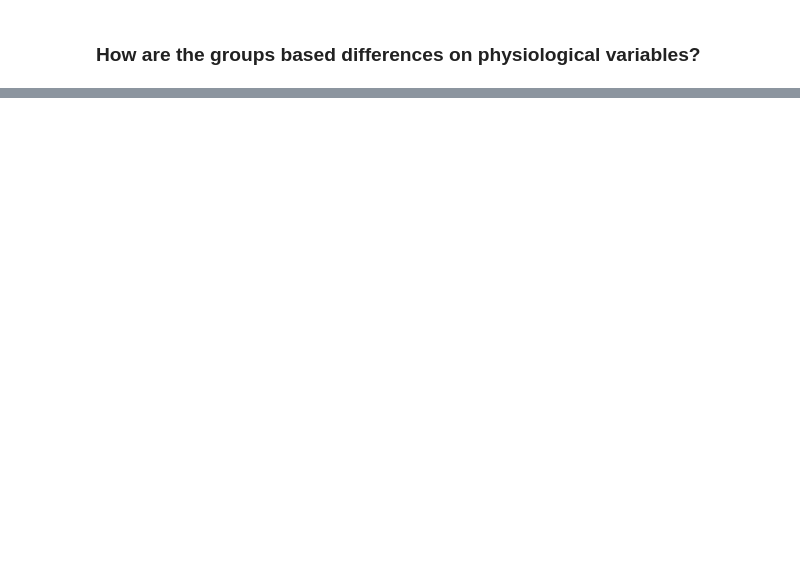
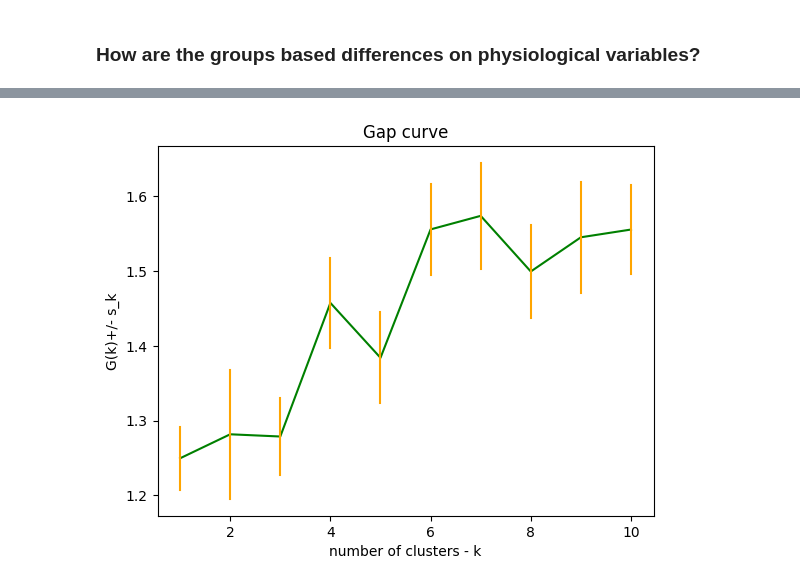
Before and after one commit to LuisMartindelCerro/CDA_case2, a Jupyter notebook: Python/Phys_Var_cluster_differences.ipynb, the cells around one changed output, grey strips where cells are left out. Saved outputs shown, nothing was run; the diff lists cells and outputs as text; code cells hidden in the pictures; blank space fills up the shorter version.

```diff
--- a/Python/Phys_Var_cluster_differences.ipynb
+++ b/Python/Phys_Var_cluster_differences.ipynb
@@ -187,0 +272,18 @@ array([2, 1, 0, 1, 2, 1, 0, 0, 2, 1, 1, 0, 2, 0, 1, 0, 0, 1, 1, 0, 3, 1,
+# %%
+# plot the Gap curve
+plt.figure()
+plt.title('Gap curve')
+Gk =  Elog_Wu.T - np.log(W)
+plt.plot(x_range,Gk,color='green')
+x_range_list = []
+x_range_list.append(x_range)
+x_range_list.append(x_range)
+GkList = []
+GkList.append(Gk-sk)
+GkList.append(Gk+sk)
+plt.plot(x_range_list, GkList, color='orange')
+plt.ylabel('G(k)+/- s_k')
+plt.xlabel('number of clusters - k')
+plt.show()
+# %% [output]
+[figure, added]
```
Also changed, not shown: parts of 15 cells of this notebook.
